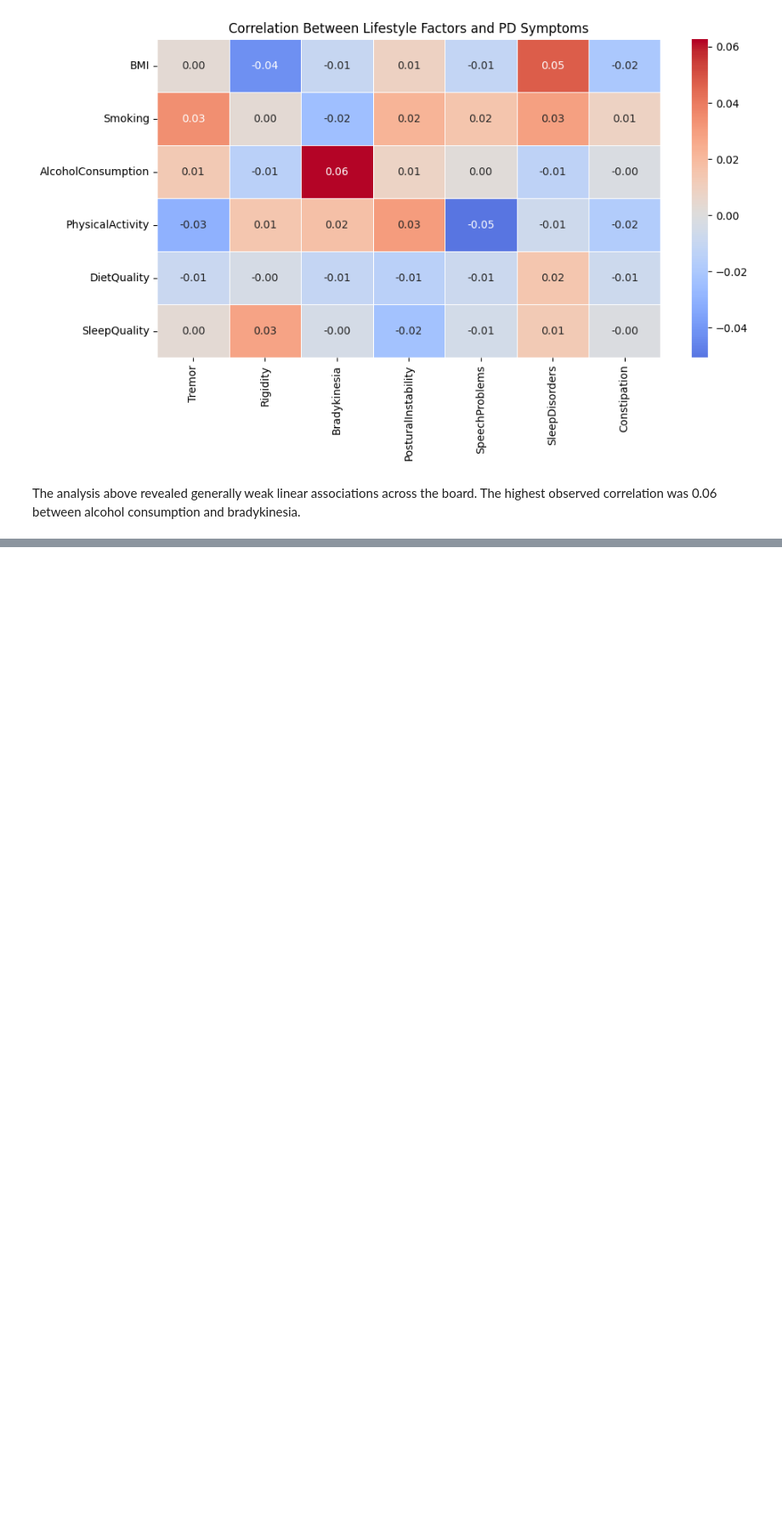
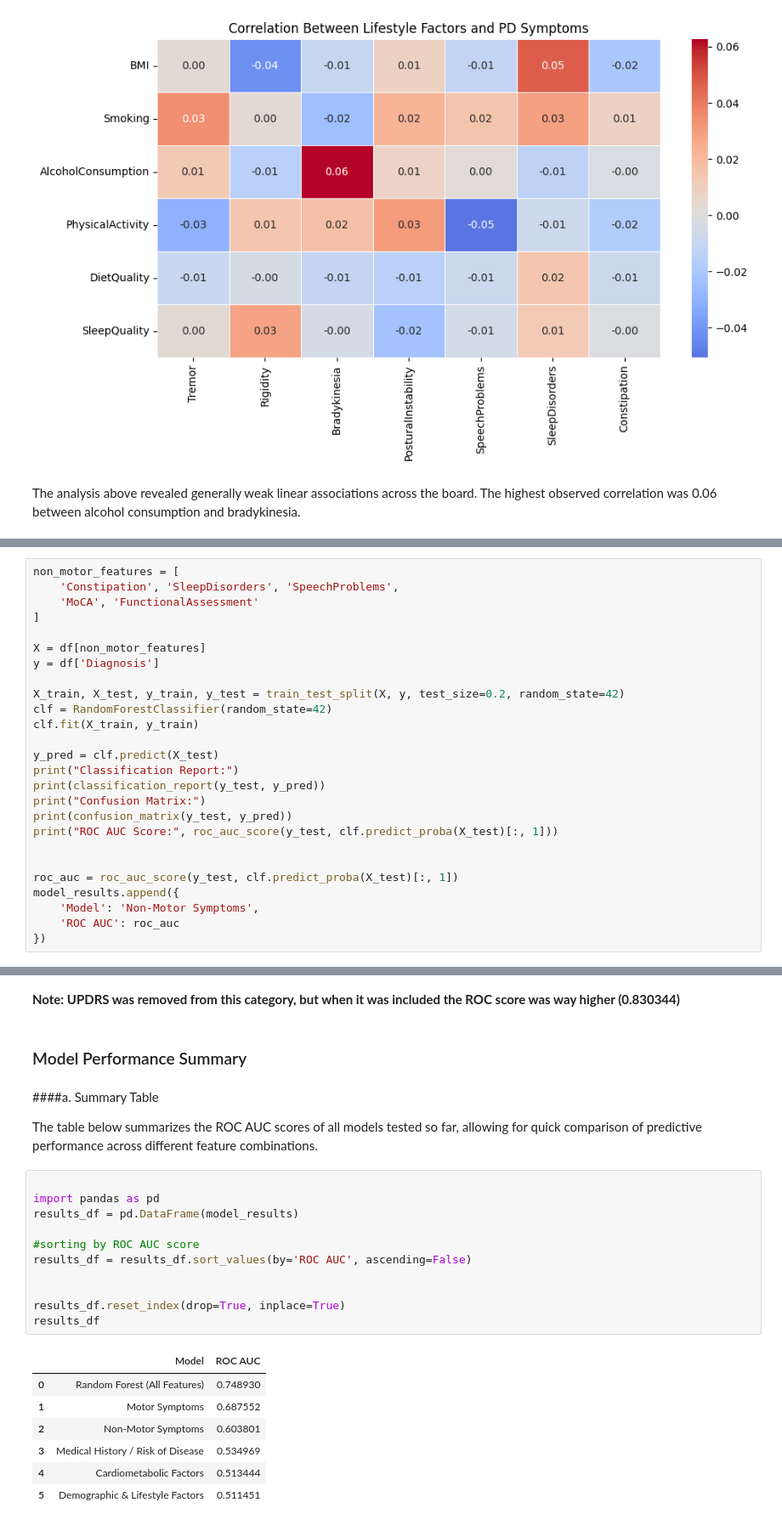
Before and after one commit to aishah0/Parkinsons-Analysis, a Jupyter notebook: Parkinson's_Analysis.ipynb, the cells around one changed output, grey strips where cells are left out. Shown at 85% size. Drawn from its saved outputs; the diff is of its cells as text; blank space fills up the shorter version.

```diff
--- a/Parkinson's_Analysis.ipynb
+++ b/Parkinson's_Analysis.ipynb
@@ -353,0 +656,26 @@ The analysis above revealed generally weak linear associations across the board.
+# %%
+non_motor_features = [
+    'Constipation', 'SleepDisorders', 'SpeechProblems',
+    'MoCA', 'FunctionalAssessment'
+]
+
+X = df[non_motor_features]
+y = df['Diagnosis']
+
+X_train, X_test, y_train, y_test = train_test_split(X, y, test_size=0.2, random_state=42)
+clf = RandomForestClassifier(random_state=42)
+clf.fit(X_train, y_train)
+
+y_pred = clf.predict(X_test)
+print("Classification Report:")
+print(classification_report(y_test, y_pred))
+print("Confusion Matrix:")
+print(confusion_matrix(y_test, y_pred))
+print("ROC AUC Score:", roc_auc_score(y_test, clf.predict_proba(X_test)[:, 1]))
+
+
+roc_auc = roc_auc_score(y_test, clf.predict_proba(X_test)[:, 1])
+model_results.append({
+    'Model': 'Non-Motor Symptoms',
+    'ROC AUC': roc_auc
+})
@@ -353,0 +697,27 @@ The analysis above revealed generally weak linear associations across the board.
+# %% [markdown]
+**Note: UPDRS was removed from this category, but when it was included the ROC score was way higher (0.830344)**
+# %% [markdown]
+### Model Performance Summary
+# %% [markdown]
+####a. Summary Table
+
+The table below summarizes the ROC AUC scores of all models tested so far, allowing for quick comparison of predictive performance across different feature combinations.
+# %%
+
+import pandas as pd
+results_df = pd.DataFrame(model_results)
+
+#sorting by ROC AUC score
+results_df = results_df.sort_values(by='ROC AUC', ascending=False)
+
+
+results_df.reset_index(drop=True, inplace=True)
+results_df
+# %% [output]
+|  | Model | ROC AUC |
+| 0 | Random Forest (All Features) | 0.748930 |
+| 1 | Motor Symptoms | 0.687552 |
+| 2 | Non-Motor Symptoms | 0.603801 |
+| 3 | Medical History / Risk of Disease | 0.534969 |
+| 4 | Cardiometabolic Factors | 0.513444 |
+| 5 | Demographic & Lifestyle Factors | 0.511451 |
```
Also changed, not shown: parts of 25 cells of this notebook.
